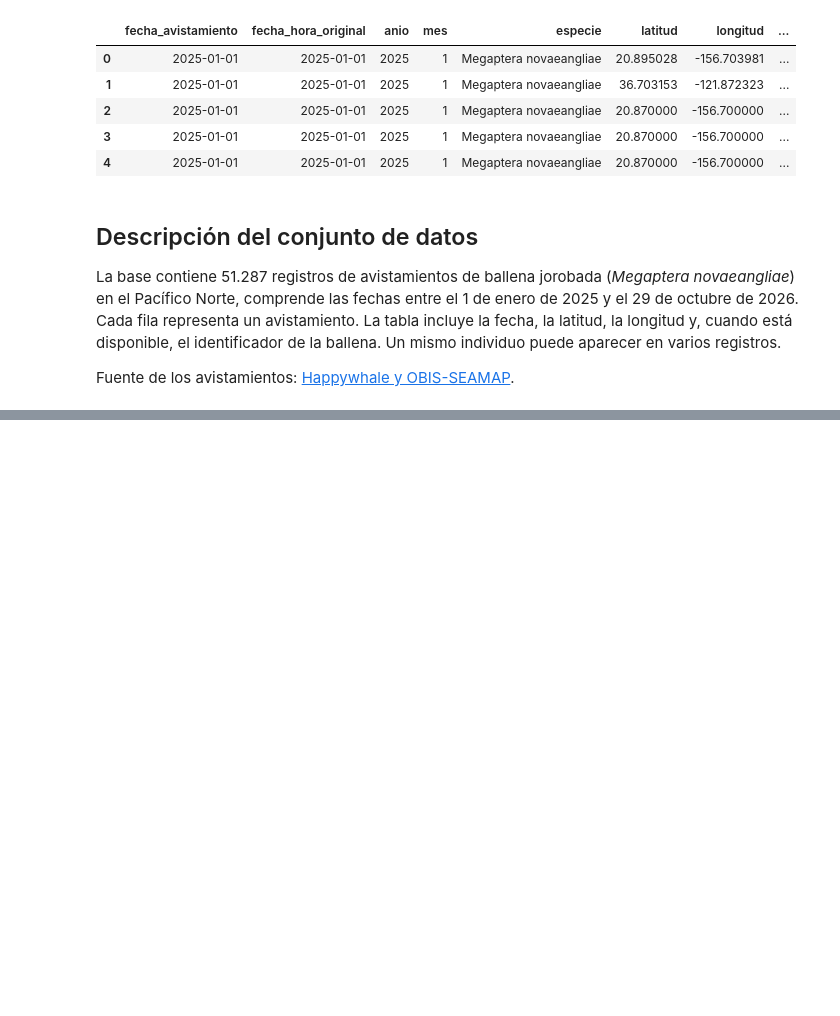
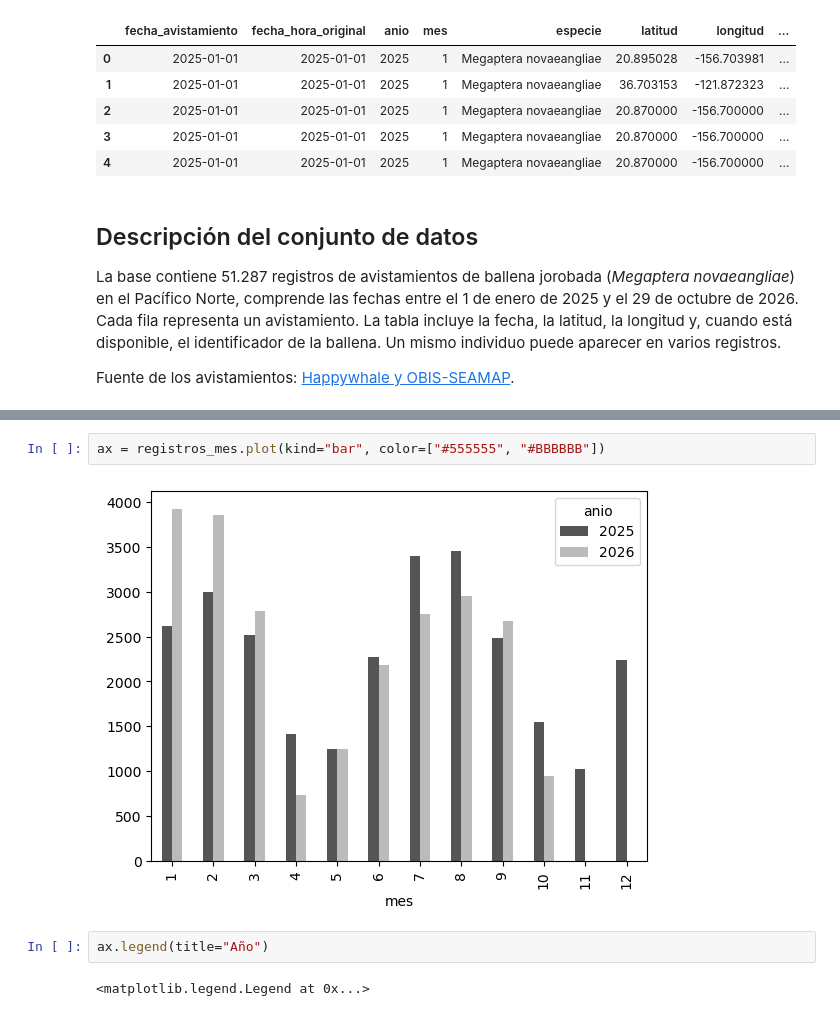
Before and after one commit to Intercoonecta/avistamiento-de-ballena-jorbada, a Jupyter notebook: actividad 1_ ballena jorobada.ipynb, the cells around one changed output, grey strips where cells are left out. Drawn from its saved outputs; the diff is of its cells as text; blank space fills up the shorter version.

```diff
--- a/actividad 1_ ballena jorobada.ipynb
+++ b/actividad 1_ ballena jorobada.ipynb
@@ -23,0 +67,8 @@ Fuente de los avistamientos: [Happywhale y OBIS-SEAMAP](https://doi.org/10.82144
+# %%
+ax = registros_mes.plot(kind="bar", color=["#555555", "#BBBBBB"])
+# %% [output]
+[figure, added]
+# %%
+ax.legend(title="Año")
+# %% [output]
+<matplotlib.legend.Legend at 0x...>
```
Also changed, not shown: parts of 10 cells of this notebook.
